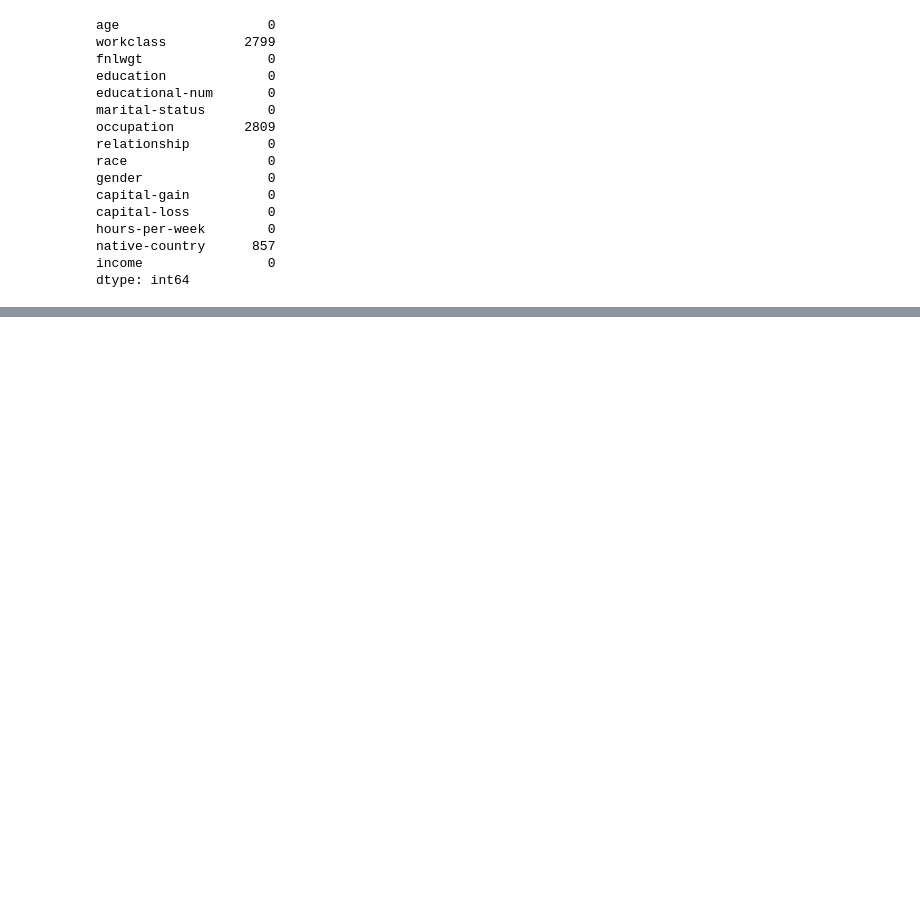
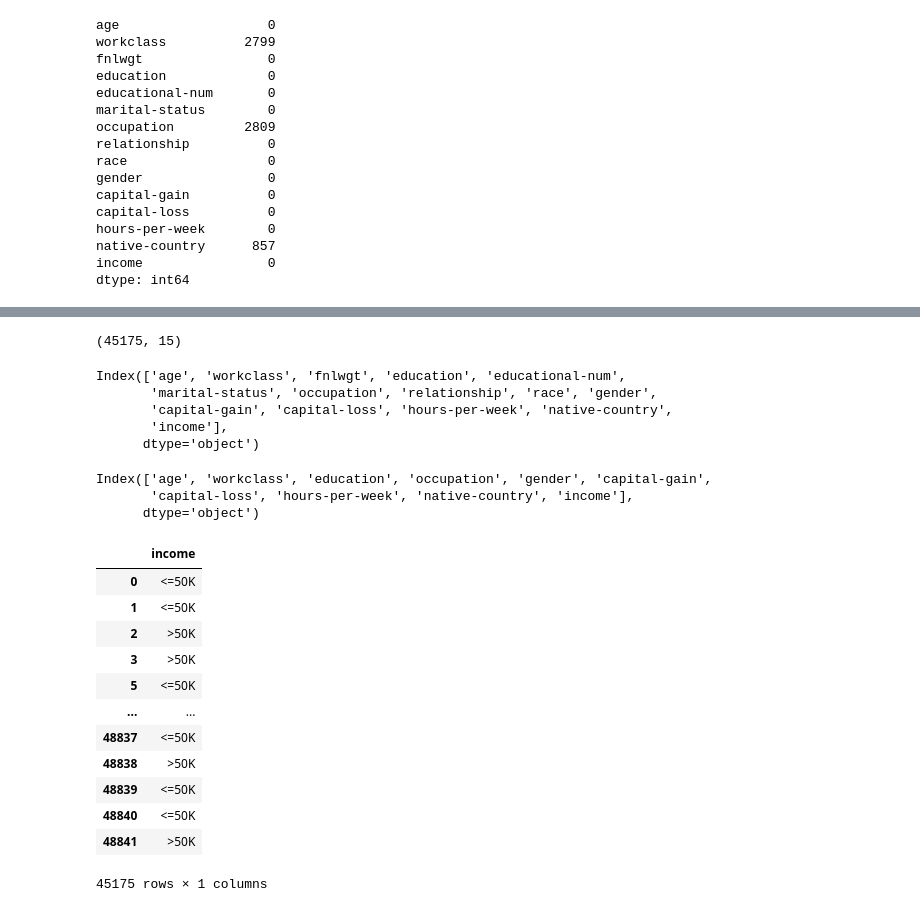
Before and after one commit to Pavan-B-N/ML, a Jupyter notebook: incomePrediction.ipynb, the cells around one changed output, grey strips where cells are left out. Cells and saved outputs as stored; diff of their text form; code cells hidden in the pictures; blank space fills up the shorter version.

```diff
--- a/incomePrediction.ipynb
+++ b/incomePrediction.ipynb
@@ -50,0 +70,13 @@ dtype: int64
+# %%
+df=df.drop_duplicates()
+df.shape
+# %% [output]
+(45175, 15)
+# %%
+df.columns
+# %% [output]
+Index(['age', 'workclass', 'fnlwgt', 'education', 'educational-num',
+       'marital-status', 'occupation', 'relationship', 'race', 'gender',
+       'capital-gain', 'capital-loss', 'hours-per-week', 'native-country',
+       'income'],
+      dtype='object')
@@ -50,0 +86,6 @@ dtype: int64
+# %%
+df.columns
+# %% [output]
+Index(['age', 'workclass', 'education', 'occupation', 'gender', 'capital-gain',
+       'capital-loss', 'hours-per-week', 'native-country', 'income'],
+      dtype='object')
@@ -50,0 +95,16 @@ dtype: int64
+# %%
+y
+# %% [output]
+|  | income |
+| 0 | <=50K |
+| 1 | <=50K |
+| 2 | >50K |
+| 3 | >50K |
+| 5 | <=50K |
+| ... | ... |
+| 48837 | <=50K |
+| 48838 | >50K |
+| 48839 | <=50K |
+| 48840 | <=50K |
+| 48841 | >50K |
+45175 rows × 1 columns
```
Also changed, not shown: parts of 18 cells of this notebook, 1 other file.
